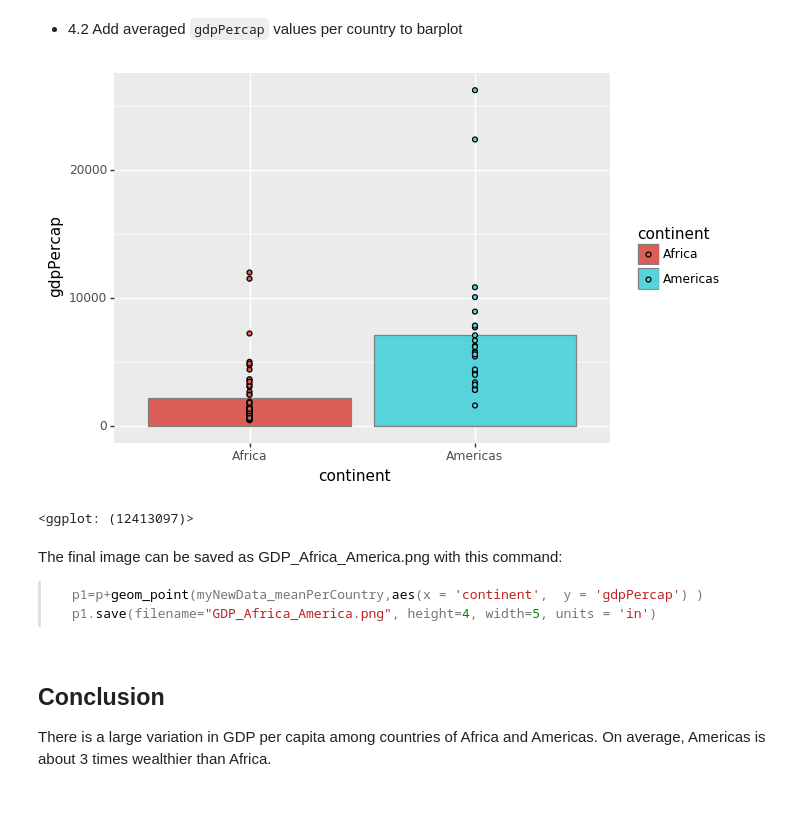
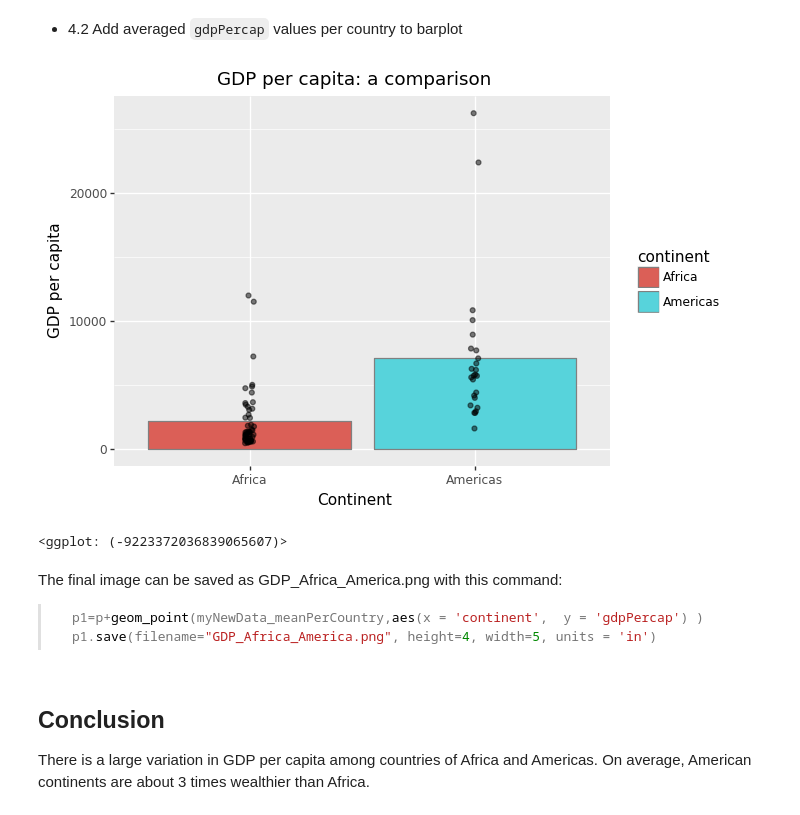
Before and after one commit to AnnaWilliford/SWC_Spring2018_lessons, a Jupyter notebook: GDP_report_Africa_Americas.ipynb, the cells around one changed output. Drawn from its saved outputs; the diff is of its cells as text; code cells hidden in the pictures.

````diff
--- a/GDP_report_Africa_Americas.ipynb
+++ b/GDP_report_Africa_Americas.ipynb
@@ -64,15 +76,0 @@ I define the following functions:
-# %%
-def SelectDataByCont(df,continents_list):
-    '''function to select continents from a dataframe'''
-    NewData=myData.loc[df['continent'].isin(continents_list)]
-    return NewData
-
-def GetMeansByCategory(df,groupby_list):
-    '''function to calculate the means of data grouped by user-defined category'''
-    DataMeans=df.groupby(groupby_list, as_index=False).mean()
-    return DataMeans
-
-def MakeBarPlot(df):
-    '''function to make barplot'''
-    p=ggplot(df) + aes(x = 'continent', y = 'gdpPercap', fill='continent') + geom_bar(stat='stat_identity', color="grey")
-    return p
@@ -86,0 +79,5 @@ Functions defined above are used to compare GDP per capita between Africa and Am
+# %%
+def SelectDataByCont(df,continents_list):
+    """select data for continents given in the 'continents_list' from a dataframe 'df'"""
+    NewData=myData.loc[df['continent'].isin(continents_list),:]
+    return NewData
@@ -86,0 +115,5 @@ Functions defined above are used to compare GDP per capita between Africa and Am
+# %%
+def GetMeansByCategory(df,groupby_list):
+    """calculate the means of data from 'df' grouped by categories given in 'groupby_list' """
+    DataMeans=df.groupby(groupby_list, as_index=False).mean()
+    return DataMeans
@@ -86,0 +140,10 @@ Functions defined above are used to compare GDP per capita between Africa and Am
+# %%
+def MakeBarPlot(df):
+    """ make a barplot with data from 'df' """
+    p=ggplot(df) + \
+        aes(x = 'continent', y = 'gdpPercap', fill='continent') + \
+        geom_bar(stat='stat_identity', color="grey") + \
+        xlab('Continent') + \
+        ylab('GDP per capita') +\
+        ggtitle('GDP per capita: a comparison')
+    return p
@@ -143,10 +209,12 @@ print(myNewData_meanPerCountry.head())
 - 4.2 Add averaged `gdpPercap` values per country to barplot
 # %%
 #p=MakeBarPlot(myNewData_meanPerCont) from Step 3
-p+geom_point(myNewData_meanPerCountry,aes(x = 'continent',  y = 'gdpPercap') )
+
+p+geom_point(myNewData_meanPerCountry,aes(x = 'continent',  y = 'gdpPercap'),fill='black', \
+             position=position_jitter(width=0.02), alpha=0.5)
 # %% [output]
-[figure, old version]
+[figure, new version]
-<ggplot: (12413097)>
+<ggplot: (-9223372036839065607)>
 # %% [markdown]
 The final image can be saved as GDP_Africa_America.png with this command:
 >```Python
@@ -155,4 +223,4 @@ The final image can be saved as GDP_Africa_America.png with this command:
 >```
 # %% [markdown]
 ## Conclusion
-There is a large variation in GDP per capita among countries of Africa and Americas. On average, Americas is about 3 times wealthier than Africa.
+There is a large variation in GDP per capita among countries of Africa and Americas. On average, American continents are about 3 times wealthier than Africa.
````
Also changed, not shown: parts of 17 cells of this notebook, 2 other files.
